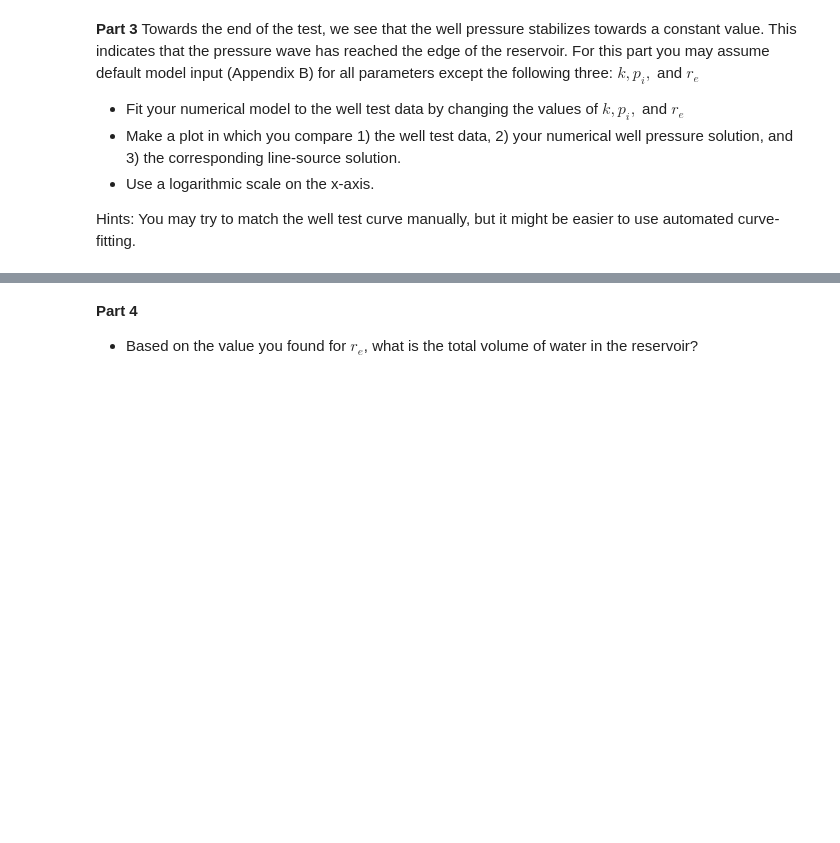
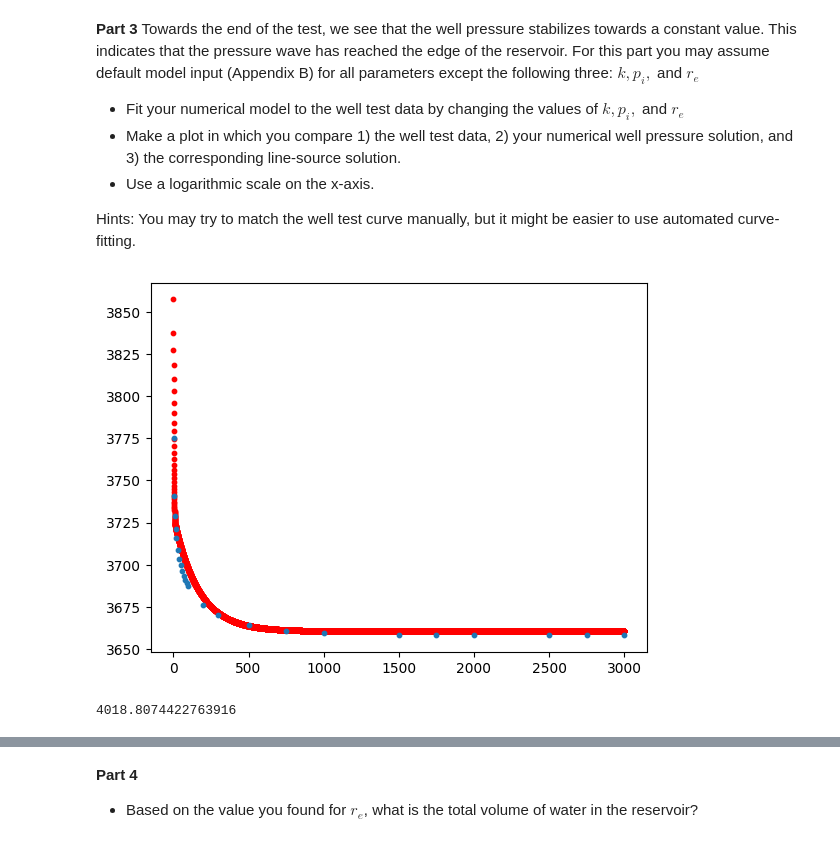
Before and after one commit to waves-stats/MOD_510_2023_autumn, a Jupyter notebook: Hodjat/project2_Hodjat.ipynb, the cells around one changed output, grey strips where cells are left out. Saved outputs shown, nothing was run; the diff lists cells and outputs as text; code cells hidden in the pictures; blank space fills up the shorter version.

```diff
--- a/Hodjat/project2_Hodjat.ipynb
+++ b/Hodjat/project2_Hodjat.ipynb
@@ -220,0 +295,38 @@ class PressureSolver:
+# %%
+class PressureSolver_Pw(PressureSolver):
+    """
+    The same solver as the one for the question 2. The only difference is the introduction of Pw in the matrices.
+    """
+    def constants(self):
+        self.c = np.zeros((self.N_, 1))
+        self.c[0] = - 3/2 * self.beta_ * self.xi_[0]
+        self.c[self.N_ - 1] = 2 * self.pi_ * self.xi_[self.N_ - 1]
+        return self.c
+    def time_advance(self):
+        A = self.coefficient_matrix()
+        const = self.constants()
+        Pold = self.initial_condition()
+        t = self.dt_
+        accuracy = 1
+        Pw_t = np.empty((0, 2))
+        condition = False
+        while not condition:
+            rhs = self.rhs_matrix(Pold = Pold, const = const)
+            p = self.solver(A = A, rhs = rhs)
+            Pw_t = np.vstack((Pw_t, np.array([t/3600, p[0, 0]/self.psi_to_pa_])))
+            # yield (p[0], t)
+            if t/3600 > 3000:
+                condition = True
+            else:
+                Pold = p
+                t = t + self.dt_
+        return Pw_t
+# %%
+Pw = PressureSolver_Pw(4, 0.01)
+Pw_t = Pw.time_advance()
+# %%
+plt.scatter(Pw_t[:,0], Pw_t[:,1], color='red', s=10)
+plt.scatter(data['time'], data['well_pressure'], s=10)
+plt.show()
+# %% [output]
+[figure, added]
@@ -220,0 +354,6 @@ class PressureSolver:
+# %%
+p1h = params_fa[1]
+pi = p1h - params_fa[0]*(np.log10(k/(phi*mu*ct*rw**2)) - 3.23)
+pi
+# %% [output]
+4018.8074422763916
```
Also changed, not shown: parts of 18 cells of this notebook.
